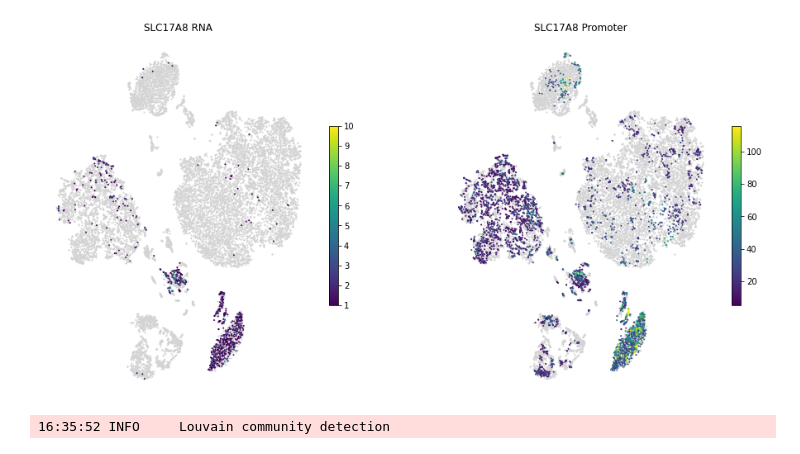
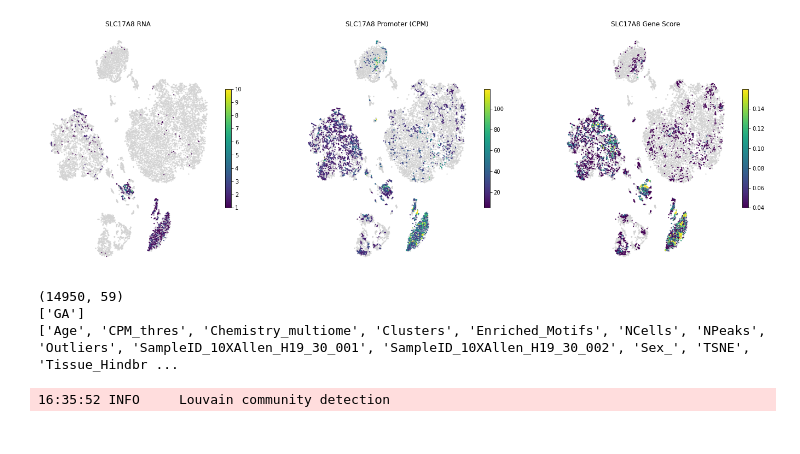
Before and after one commit to linnarsson-lab/chromograph, a Jupyter notebook: notebooks/Kim_multiome.ipynb, the cells around one changed output. Saved outputs shown, nothing was run; the diff lists cells and outputs as text; code cells hidden in the pictures.

```diff
--- a/notebooks/Kim_multiome.ipynb
+++ b/notebooks/Kim_multiome.ipynb
@@ -22,0 +205,13 @@ with loompy.connect(f) as ds:
+# %%
+g = []
+for sample in samples:
+    RNA = f'/data/proj/AllenInst/RNA/{sample}.loom'
+    bins = f'/data/proj/AllenInst/ATAC/{sample}/{sample}_5kb.loom'
+
+    with loompy.connect(bins) as ds:
+        FRIP = ds.ca['TSS_fragments'] / ds.ca.passed_filters
+        good_cells = (ds.ca.DoubletFinderFlag == 0) & (ds.ca.passed_filters > min_filtered) & (ds.ca.passed_filters < 1e5) & (FRIP > FR_prom)
+#         good_cells = (ds.ca.passed_filters > min_filtered) & (ds.ca.passed_filters < 1e5) & (FRIP > FR_prom)
+        g.append(good_cells)
+
+np.sum([x for s in g for x in s])
@@ -22,0 +287,9 @@ with loompy.connect(f) as ds:
+# %%
+# for sample in samples:
+#     RNA = f'/data/proj/AllenInst/RNA/{sample}.loom'
+#     with loompy.connect(RNA) as ds:
+#         ds.ca.CellID = np.array(['10X' + x for x in ds.ca.CellID])
+#         print(ds.ca.CellID)
+
+with loompy.connect(bins) as ds:
+    print(len(ds.ca.CellID[0].split(':')[0].split('_')))
@@ -22,0 +298,7 @@ with loompy.connect(f) as ds:
+# %%
+with loompy.connect('/data/proj/AllenInst/ATAC_builds/ATAC_build_Harmony/subset/subset_peaks.loom') as ds:
+    print(ds.shape)
+    print(ds.filename)
+    name = ds.filename.split("/")[-1].split('.')[0].split('_')[0]
+    print(name)
+    print(ds.col_graphs.keys())
@@ -23,32 +352,62 @@ with loompy.connect(f) as ds:
 # %%
 gene = 'SLC17A8'
 emb = 'TSNE'
 epsilon = 15
 
 f_RNA = '/data/proj/AllenInst/RNA_builds/RNA_build_Harmony/data/All.loom'
 f_prom = '/data/proj/AllenInst/ATAC_builds/ATAC_build_Harmony/All/All_prom.loom'
+f_GA = '/data/proj/AllenInst/ATAC_builds/ATAC_build_Harmony/All/All_GA.loom'
 
-fig, ax = plt.subplots(1,2, figsize=(16,8))
+fig, ax = plt.subplots(1,3, figsize=(24,8))
 with loompy.connect(f_RNA, 'r') as ds:
     v = ds.layer['pooled'][ds.ra.Gene == gene,:].flatten()
     x = np.where(v > 0)[0]
     ax[0].scatter(ds.ca[emb][:,0], ds.ca[emb][:,1], c='lightgray', marker='.', lw=0, s=epsilon)
     ax[0].set_title(f'{gene} RNA')
     im = ax[0].scatter(ds.ca[emb][x,0], ds.ca[emb][x,1], c=v[x], cmap='viridis', marker='.', lw=0, s=epsilon)
     fig.colorbar(im, ax=ax[0], orientation='vertical', shrink=.5)
     ax[0].axis('off')
 
 with loompy.connect(f_prom) as ds:
     ax = ax.flatten()
     v = ds.layer['pooled_CPM'][ds.ra.Gene == gene,:].flatten()
     x = np.where(v > 0)[0]
     ax[1].scatter(ds.ca[emb][:,0], ds.ca[emb][:,1], c='lightgray', marker='.', lw=0, s=epsilon)
-    ax[1].set_title(f'{gene} Promoter')
+    ax[1].set_title(f'{gene} Promoter (CPM)')
     im = ax[1].scatter(ds.ca[emb][x,0], ds.ca[emb][x,1], c=v[x], cmap='viridis', vmax = np.quantile(v[x], .99), marker='.', lw=0, s=epsilon)
     fig.colorbar(im, ax=ax[1], orientation='vertical', shrink=.5)
     ax[1].axis('off')
+
+with loompy.connect(f_GA) as ds:
+    ax = ax.flatten()
+    v = ds.layer['pooled'][ds.ra['Gene Name'] == gene,:].flatten() / 25
+    x = np.where(v > 0)[0]
+    ax[2].scatter(ds.ca[emb][:,0], ds.ca[emb][:,1], c='lightgray', marker='.', lw=0, s=epsilon)
+    ax[2].set_title(f'{gene} Gene Score')
+    im = ax[2].scatter(ds.ca[emb][x,0], ds.ca[emb][x,1], c=v[x], cmap='viridis', vmax = np.quantile(v,.99), marker='.', lw=0, s=epsilon)
+    fig.colorbar(im, ax=ax[2], orientation='vertical', shrink=.5)
+    ax[2].axis('off')
 # %% [output]
-[figure, old version]
+[figure, new version]
+# %%
+# f_RNA = '/data/proj/AllenInst/ATAC_builds/ATAC_build_Harmony/All/All_RNA.loom'
+# f_peaks = '/data/proj/AllenInst/ATAC_builds/ATAC_build_Harmony/All/All_peaks.loom'
+
+# with loompy.connect(f_RNA) as ds:
+#     with loompy.connect(f_peaks) as ds2:
+#         print(ds2.col_graphs.keys())
+#         print(ds2.col_graphs['KNN'])
+
+f = '/data/proj/AllenInst/ATAC_builds/ATAC_build_Harmony/All/All_GA.loom'
+
+with loompy.connect(f) as ds:
+    print(ds.shape)
+    print(ds.col_graphs.keys())
+    print(ds.ca.keys())
+# %% [output]
+(14950, 59)
+['GA']
+['Age', 'CPM_thres', 'Chemistry_multiome', 'Clusters', 'Enriched_Motifs', 'NCells', 'NPeaks', 'Outliers', 'SampleID_10XAllen_H19_30_001', 'SampleID_10XAllen_H19_30_002', 'Sex_', 'TSNE', 'Tissue_Hindbr ...
 # %%
 from cytograph.clustering import PolishedLouvain
 
```
Also changed, not shown: parts of 27 cells of this notebook, 28 other files.
